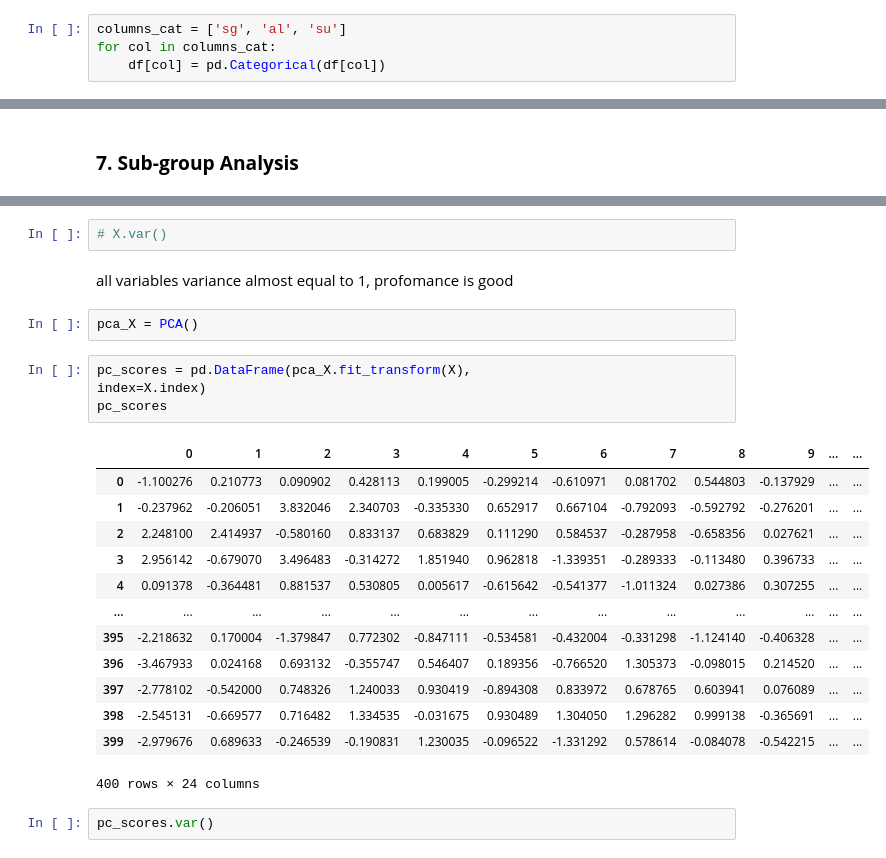
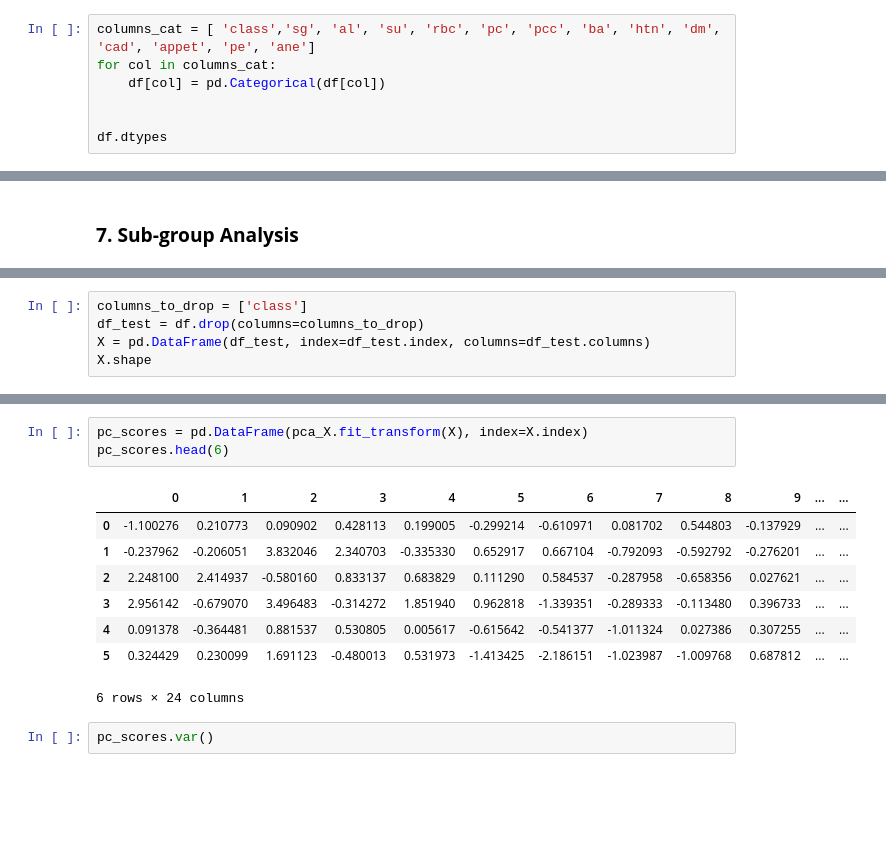
Before and after one commit to Barkesty/Project-Chronic-Kidney-Disease-Classification-Challenge, a Jupyter notebook: project.ipynb, the cells around one changed output, grey strips where cells are left out. Saved outputs shown, nothing was run; the diff lists cells and outputs as text; blank space fills up the shorter version.

```diff
--- a/project.ipynb
+++ b/project.ipynb
@@ -279,6 +279,9 @@ For example, when doing 'df[col].method(value, inplace=True)', try using 'df.met
 # %% [markdown]
 Now, we can convert those three numerical variables into categorical variables.
 # %%
-columns_cat = ['sg', 'al', 'su']
+columns_cat = [ 'class','sg', 'al', 'su', 'rbc', 'pc', 'pcc', 'ba', 'htn', 'dm', 'cad', 'appet', 'pe', 'ane']
 for col in columns_cat:
     df[col] = pd.Categorical(df[col])
+
+
+df.dtypes
@@ -406,0 +537,5 @@ For the rest of the outliers we remove them .
+# %%
+columns_to_drop = ['class']
+df_test = df.drop(columns=columns_to_drop)
+X = pd.DataFrame(df_test, index=df_test.index, columns=df_test.columns)
+X.shape
@@ -483,27 +549,15 @@ X.head(3)
-# %%
-# X.var()
-# %% [markdown]
-all variables variance almost equal to 1, profomance is good
-# %%
-pca_X = PCA()
 # %%
-pc_scores = pd.DataFrame(pca_X.fit_transform(X),
-index=X.index)
-pc_scores
+pc_scores = pd.DataFrame(pca_X.fit_transform(X), index=X.index)
+pc_scores.head(6)
 # %% [output]
 |  | 0 | 1 | 2 | 3 | 4 | 5 | 6 | 7 | 8 | 9 | ... | ... |
 | 0 | -1.100276 | 0.210773 | 0.090902 | 0.428113 | 0.199005 | -0.299214 | -0.610971 | 0.081702 | 0.544803 | -0.137929 | ... | ... |
 | 1 | -0.237962 | -0.206051 | 3.832046 | 2.340703 | -0.335330 | 0.652917 | 0.667104 | -0.792093 | -0.592792 | -0.276201 | ... | ... |
 | 2 | 2.248100 | 2.414937 | -0.580160 | 0.833137 | 0.683829 | 0.111290 | 0.584537 | -0.287958 | -0.658356 | 0.027621 | ... | ... |
 | 3 | 2.956142 | -0.679070 | 3.496483 | -0.314272 | 1.851940 | 0.962818 | -1.339351 | -0.289333 | -0.113480 | 0.396733 | ... | ... |
 | 4 | 0.091378 | -0.364481 | 0.881537 | 0.530805 | 0.005617 | -0.615642 | -0.541377 | -1.011324 | 0.027386 | 0.307255 | ... | ... |
-| ... | ... | ... | ... | ... | ... | ... | ... | ... | ... | ... | ... | ... |
-| 395 | -2.218632 | 0.170004 | -1.379847 | 0.772302 | -0.847111 | -0.534581 | -0.432004 | -0.331298 | -1.124140 | -0.406328 | ... | ... |
-| 396 | -3.467933 | 0.024168 | 0.693132 | -0.355747 | 0.546407 | 0.189356 | -0.766520 | 1.305373 | -0.098015 | 0.214520 | ... | ... |
-| 397 | -2.778102 | -0.542000 | 0.748326 | 1.240033 | 0.930419 | -0.894308 | 0.833972 | 0.678765 | 0.603941 | 0.076089 | ... | ... |
-| 398 | -2.545131 | -0.669577 | 0.716482 | 1.334535 | -0.031675 | 0.930489 | 1.304050 | 1.296282 | 0.999138 | -0.365691 | ... | ... |
-| 399 | -2.979676 | 0.689633 | -0.246539 | -0.190831 | 1.230035 | -0.096522 | -1.331292 | 0.578614 | -0.084078 | -0.542215 | ... | ... |
+| 5 | 0.324429 | 0.230099 | 1.691123 | -0.480013 | 0.531973 | -1.413425 | -2.186151 | -1.023987 | -1.009768 | 0.687812 | ... | ... |
-400 rows × 24 columns
+6 rows × 24 columns
 # %%
 pc_scores.var()
 # %% [output]
```
Also changed, not shown: parts of 45 cells of this notebook.
